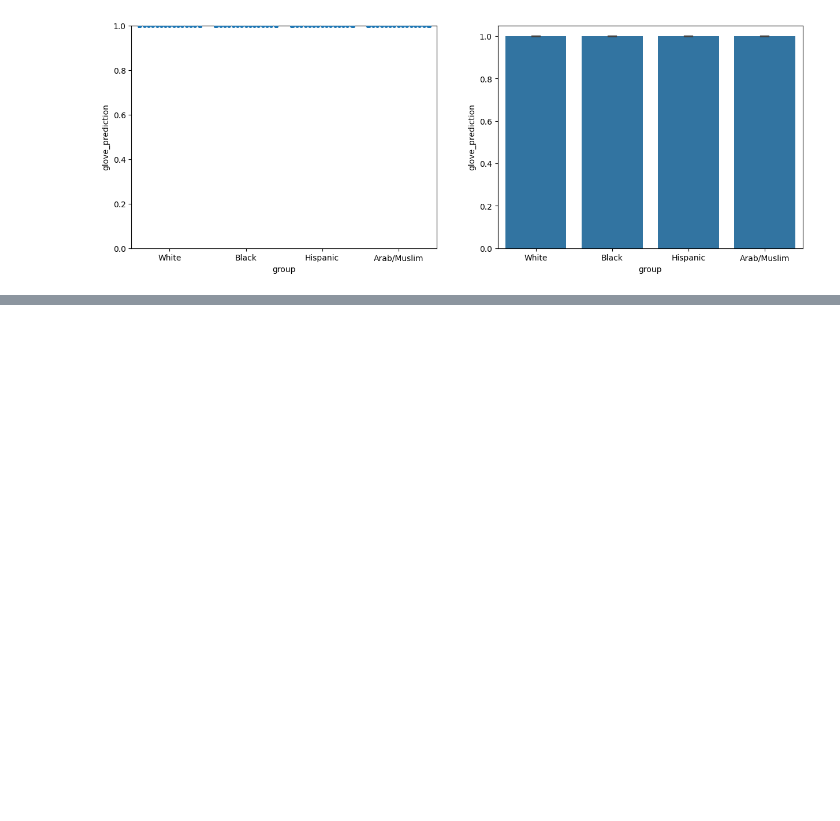
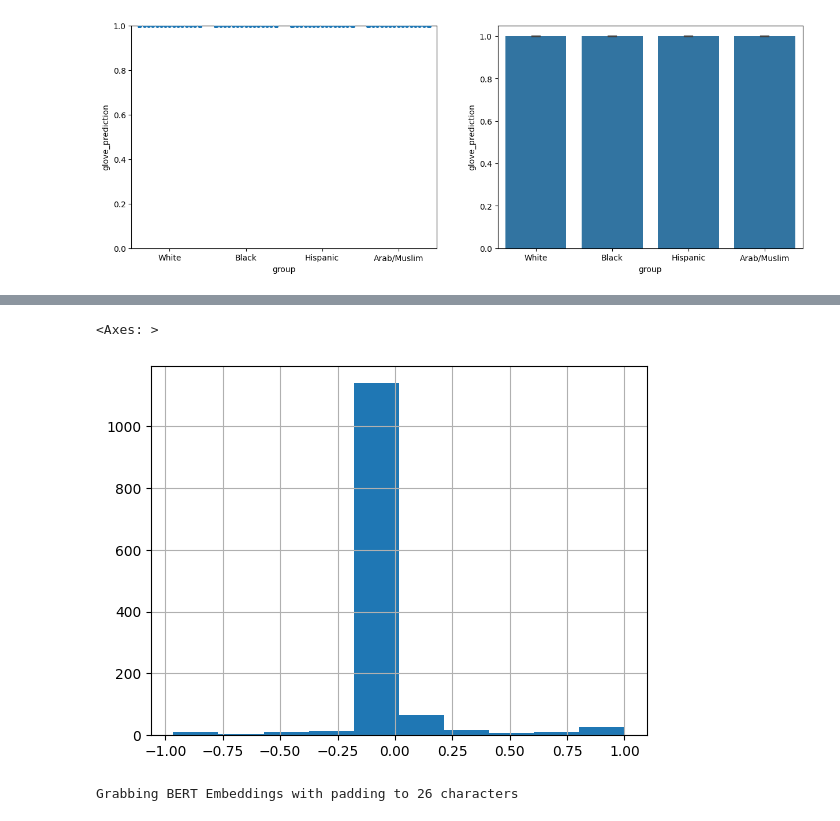
Before and after one commit to lattiric/ML_NN_Proj_01, a Jupyter notebook: final_submission.ipynb, the cells around one changed output, grey strips where cells are left out. Saved outputs shown, nothing was run; the diff lists cells and outputs as text; code cells hidden in the pictures; blank space fills up the shorter version.

Commit message:
Ran through with 10k tweets, here are results

```diff
--- a/final_submission.ipynb
+++ b/final_submission.ipynb
@@ -301,0 +377,11 @@ result_plotter(result_df,'group','glove_prediction')
+# %%
+glove_simple_dense_df['diff'].hist(bins=10)
+# %% [output]
+<Axes: >
+[figure, added]
+# %%
+from embeddings import embedding_for_word
+result_df['bert_embedding'] = gen.convert_df_to_bert_embedding(result_df)['features']
+result_df['bert_embedding'] = gen.dempose_using_bert_pca(np.array([v for v in result_df['bert_embedding']]))
+# %% [output]
+Grabbing BERT Embeddings with padding to 26 characters
```
Also changed, not shown: parts of 26 cells of this notebook, 1 other file.
